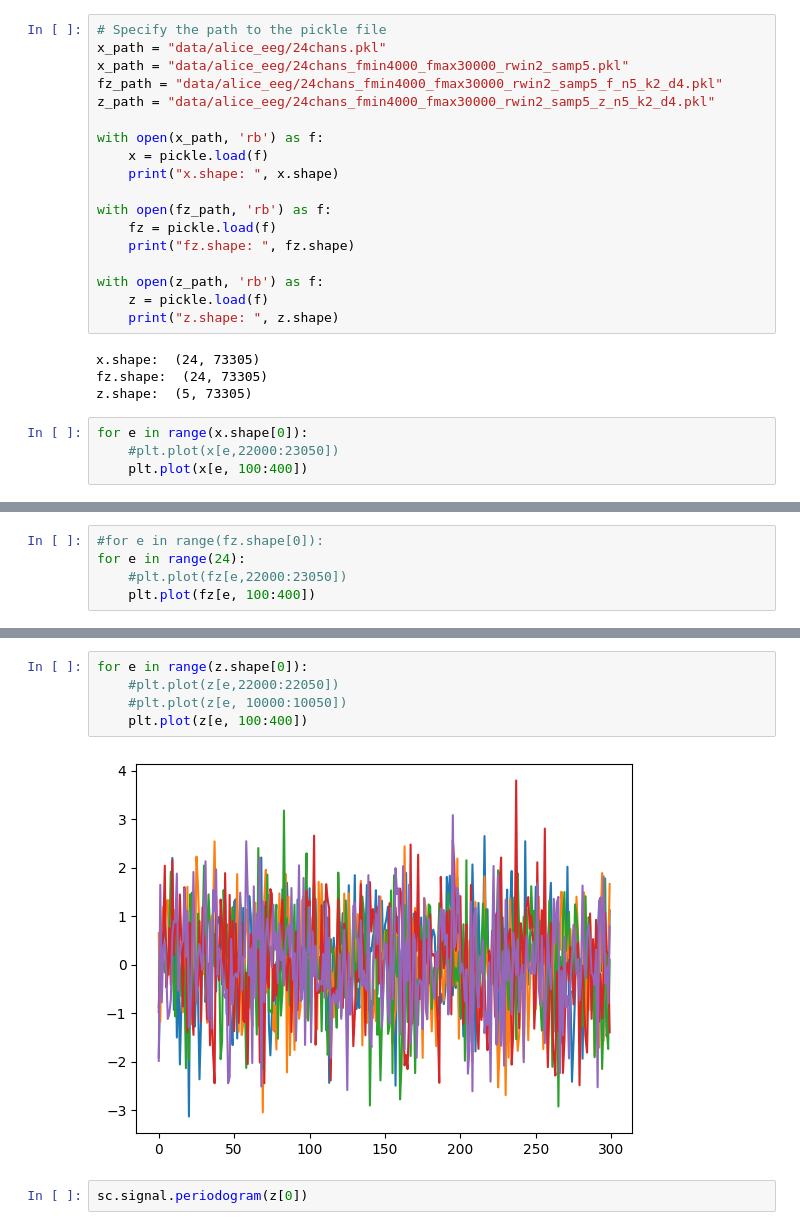
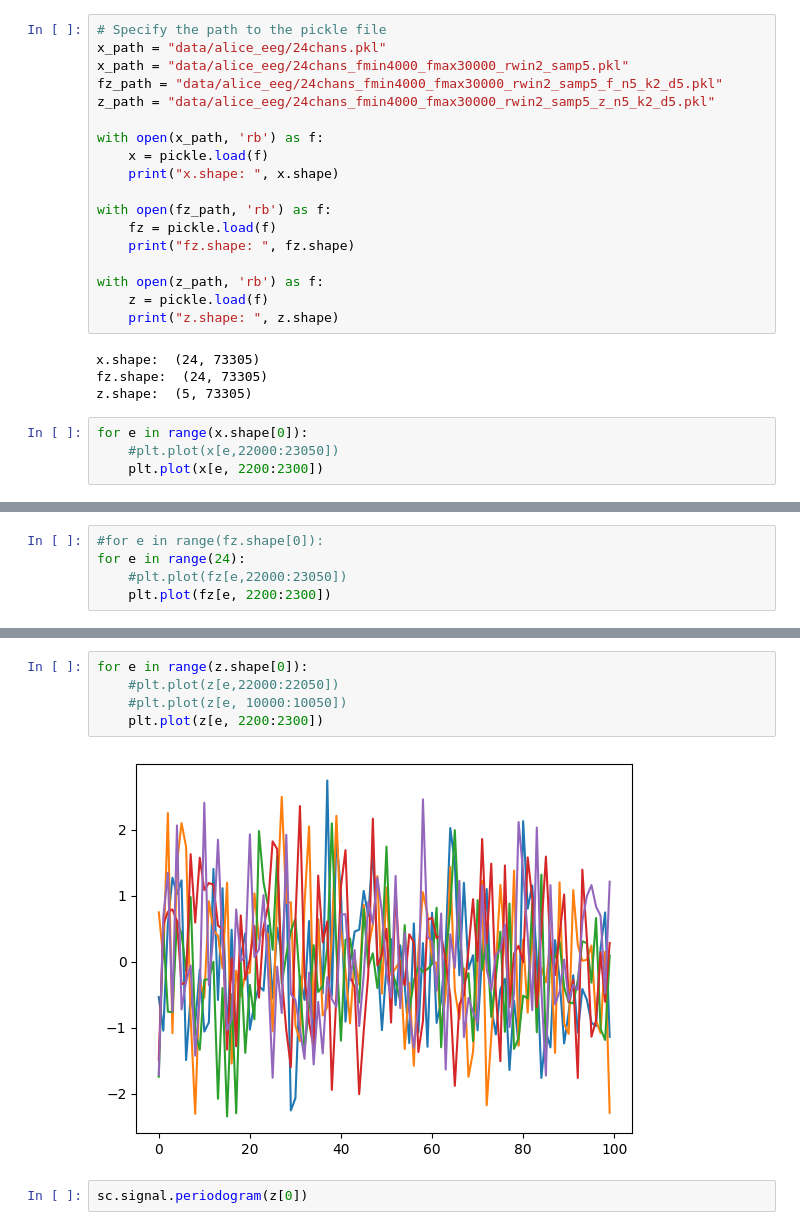
Before and after one commit to cheng-yeh/snica, a Jupyter notebook: pre_analysis.ipynb, the cells around one changed output, grey strips where cells are left out. Saved outputs shown, nothing was run; the diff lists cells and outputs as text.

```diff
--- a/pre_analysis.ipynb
+++ b/pre_analysis.ipynb
@@ -8,8 +8,8 @@ import matplotlib.pyplot as plt
 # Specify the path to the pickle file
 x_path = "data/alice_eeg/24chans.pkl"
 x_path = "data/alice_eeg/24chans_fmin4000_fmax30000_rwin2_samp5.pkl"
-fz_path = "data/alice_eeg/24chans_fmin4000_fmax30000_rwin2_samp5_f_n5_k2_d4.pkl"
-z_path = "data/alice_eeg/24chans_fmin4000_fmax30000_rwin2_samp5_z_n5_k2_d4.pkl"
+fz_path = "data/alice_eeg/24chans_fmin4000_fmax30000_rwin2_samp5_f_n5_k2_d5.pkl"
+z_path = "data/alice_eeg/24chans_fmin4000_fmax30000_rwin2_samp5_z_n5_k2_d5.pkl"
 
 with open(x_path, 'rb') as f:
     x = pickle.load(f)
@@ -29,5 +29,5 @@ z.shape:  (5, 73305)
 # %%
 for e in range(x.shape[0]):
     #plt.plot(x[e,22000:23050])
-    plt.plot(x[e, 100:400])
+    plt.plot(x[e, 2200:2300])
 # %% [output]
@@ -36,5 +36,5 @@ for e in range(x.shape[0]):
 #for e in range(fz.shape[0]):
 for e in range(24):
     #plt.plot(fz[e,22000:23050])
-    plt.plot(fz[e, 100:400])
+    plt.plot(fz[e, 2200:2300])
 # %% [output]
@@ -42,10 +42,10 @@ for e in range(24):
 # %%
 for e in range(z.shape[0]):
     #plt.plot(z[e,22000:22050])
     #plt.plot(z[e, 10000:10050])
-    plt.plot(z[e, 100:400])
+    plt.plot(z[e, 2200:2300])
 # %% [output]
-[figure, old version]
+[figure, new version]
 # %%
 sc.signal.periodogram(z[0])
 # %% [output]
```
Also changed, not shown: parts of 2 cells of this notebook, 2 other files.
